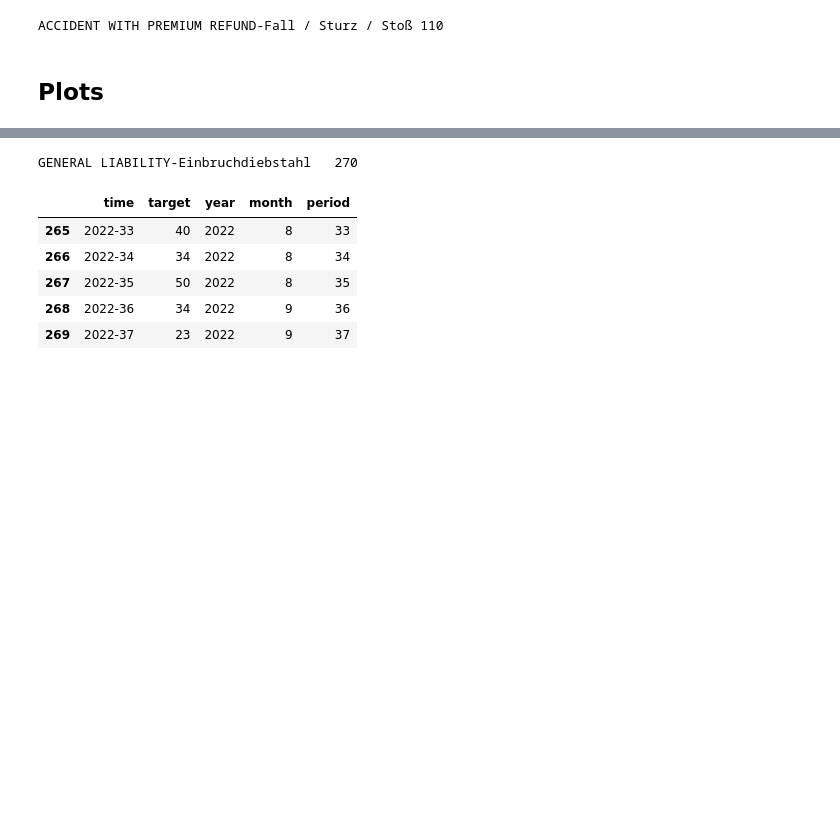
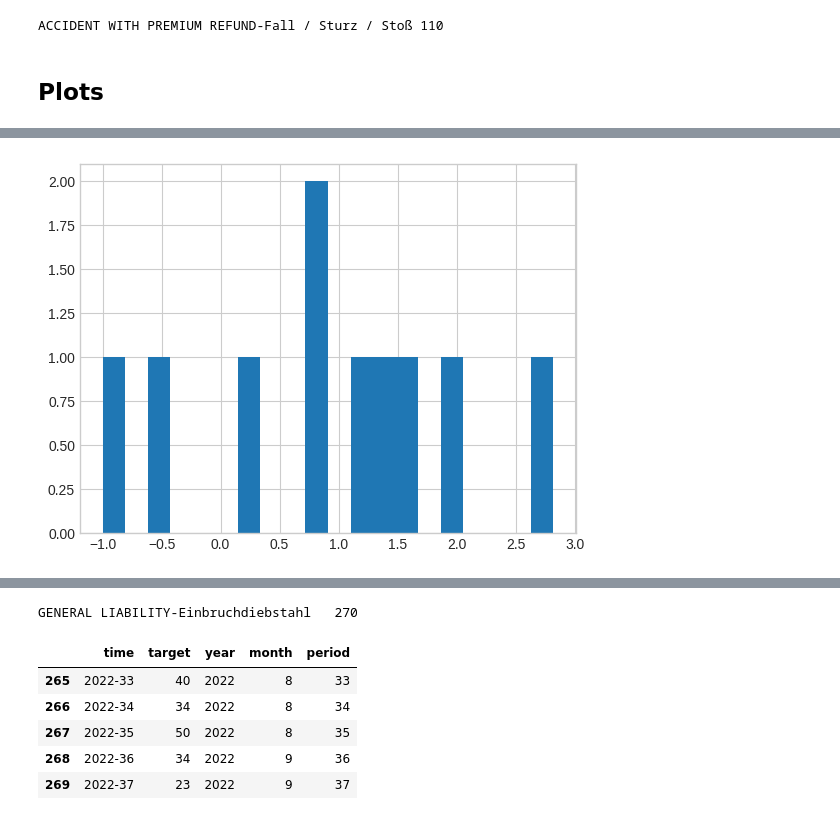
Before and after one commit to AVoss84/aac_anomaly, a Jupyter notebook: src/notebooks/tsa_clm_cnt-AAC-V0.ipynb, the cells around one changed output, grey strips where cells are left out. Cells and saved outputs as stored; diff of their text form; code cells hidden in the pictures; blank space fills up the shorter version.

```diff
--- a/src/notebooks/tsa_clm_cnt-AAC-V0.ipynb
+++ b/src/notebooks/tsa_clm_cnt-AAC-V0.ipynb
@@ -316,0 +317,8 @@ GENERAL LIABILITY-Sachschaden 352
+# %%
+import matplotlib.pyplot as plt
+
+arr = np.random.normal(1, 1, size=10)
+fig, ax = plt.subplots()
+ax.hist(arr, bins=20);
+# %% [output]
+[figure, added]
```
Also changed, not shown: parts of 5 cells of this notebook, 2 other files.
